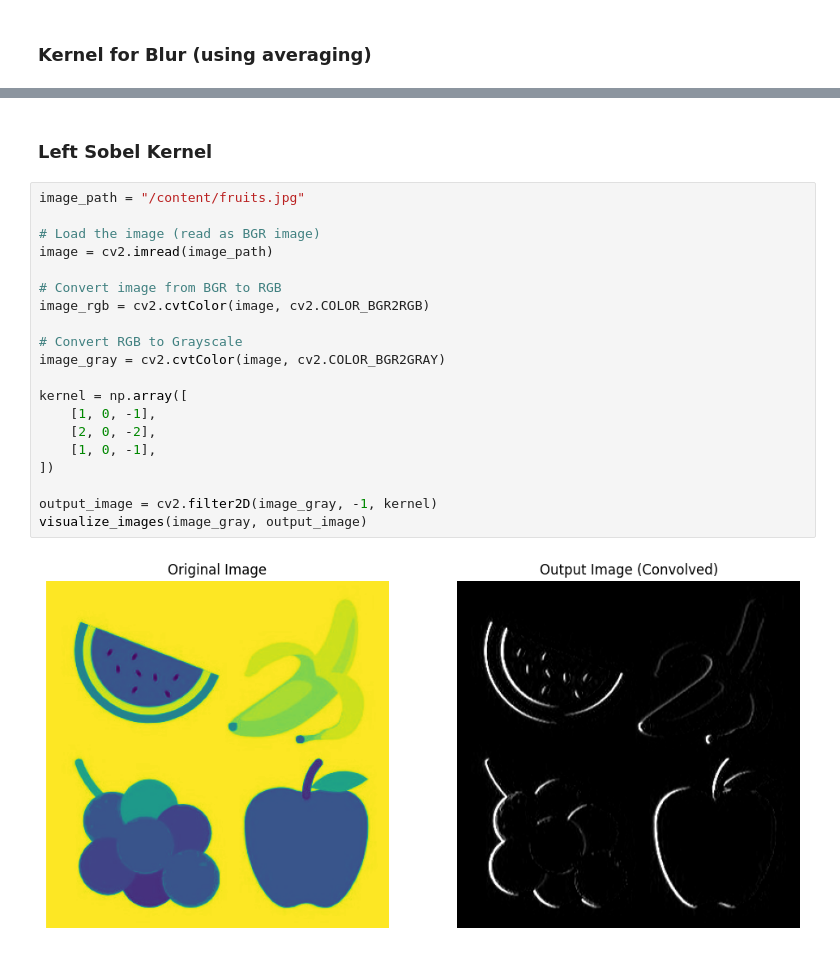
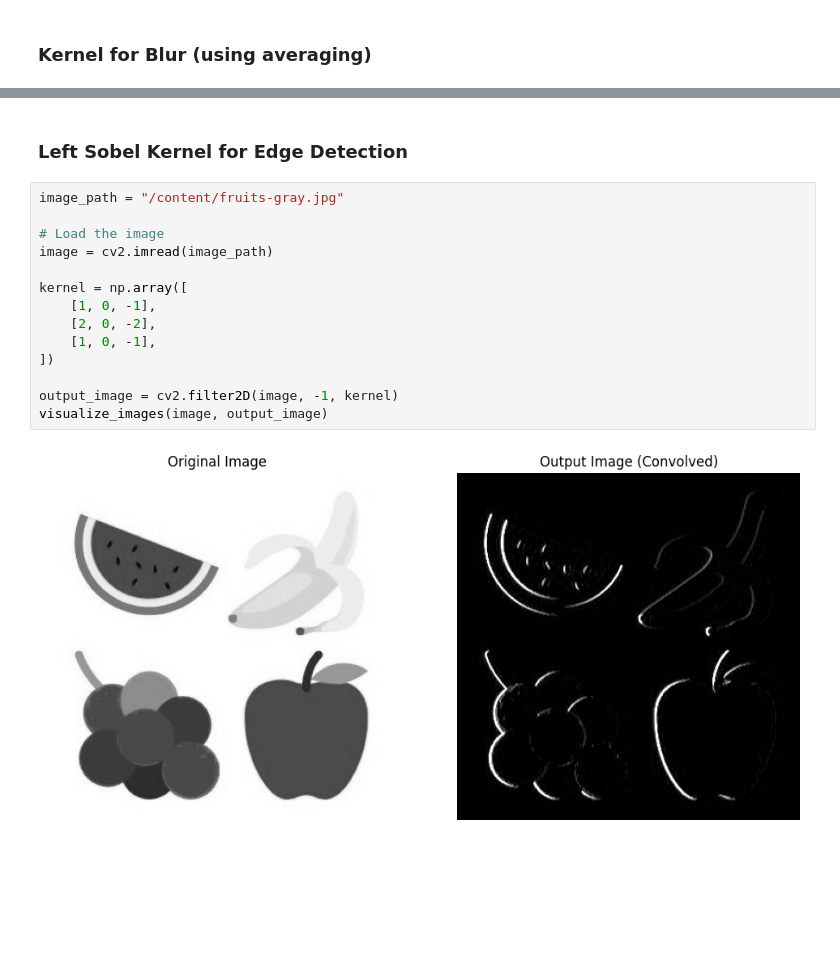
Before and after one commit to ancilcleetus/Foundations-of-Deep-Learning, a Jupyter notebook: 06_convolutional_neural_networks_pytorch.ipynb, the cells around one changed output, grey strips where cells are left out. Cells and saved outputs as stored; diff of their text form; blank space fills up the shorter version.

Commit message:
Added examples for different convolution kernels

```diff
--- a/06_convolutional_neural_networks_pytorch.ipynb
+++ b/06_convolutional_neural_networks_pytorch.ipynb
@@ -86,24 +80,18 @@ visualize_images(image_gray, output_image)
 # %% [markdown]
-### Left Sobel Kernel
+### Left Sobel Kernel for Edge Detection
 # %%
-image_path = "/content/fruits.jpg"
+image_path = "/content/fruits-gray.jpg"
 
-# Load the image (read as BGR image)
+# Load the image
 image = cv2.imread(image_path)
-
-# Convert image from BGR to RGB
-image_rgb = cv2.cvtColor(image, cv2.COLOR_BGR2RGB)
-
-# Convert RGB to Grayscale
-image_gray = cv2.cvtColor(image, cv2.COLOR_BGR2GRAY)
 
 kernel = np.array([
     [1, 0, -1],
     [2, 0, -2],
     [1, 0, -1],
 ])
 
-output_image = cv2.filter2D(image_gray, -1, kernel)
-visualize_images(image_gray, output_image)
+output_image = cv2.filter2D(image, -1, kernel)
+visualize_images(image, output_image)
 # %% [output]
-[figure, old version]
+[figure, new version]
```
Also changed, not shown: parts of 12 cells of this notebook.
